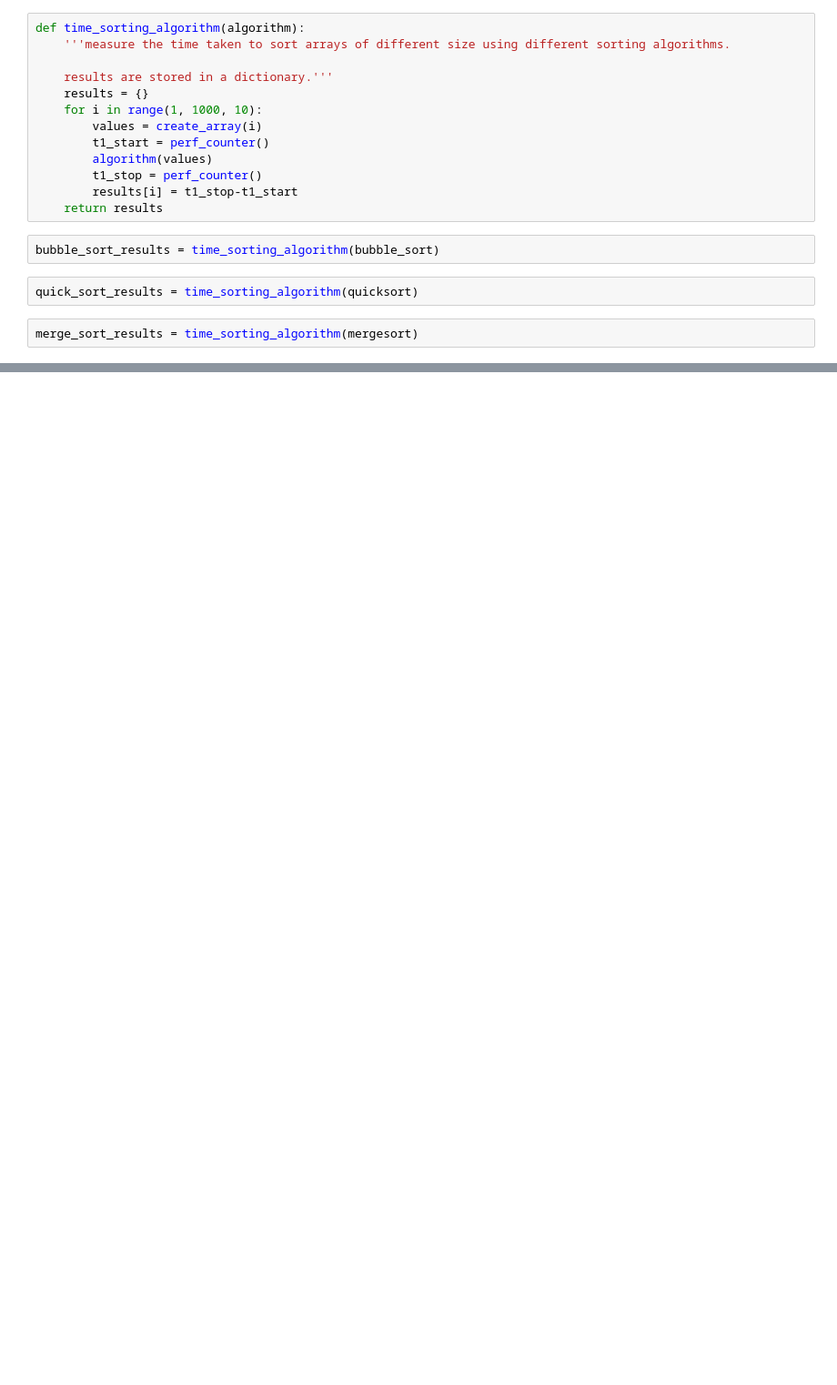
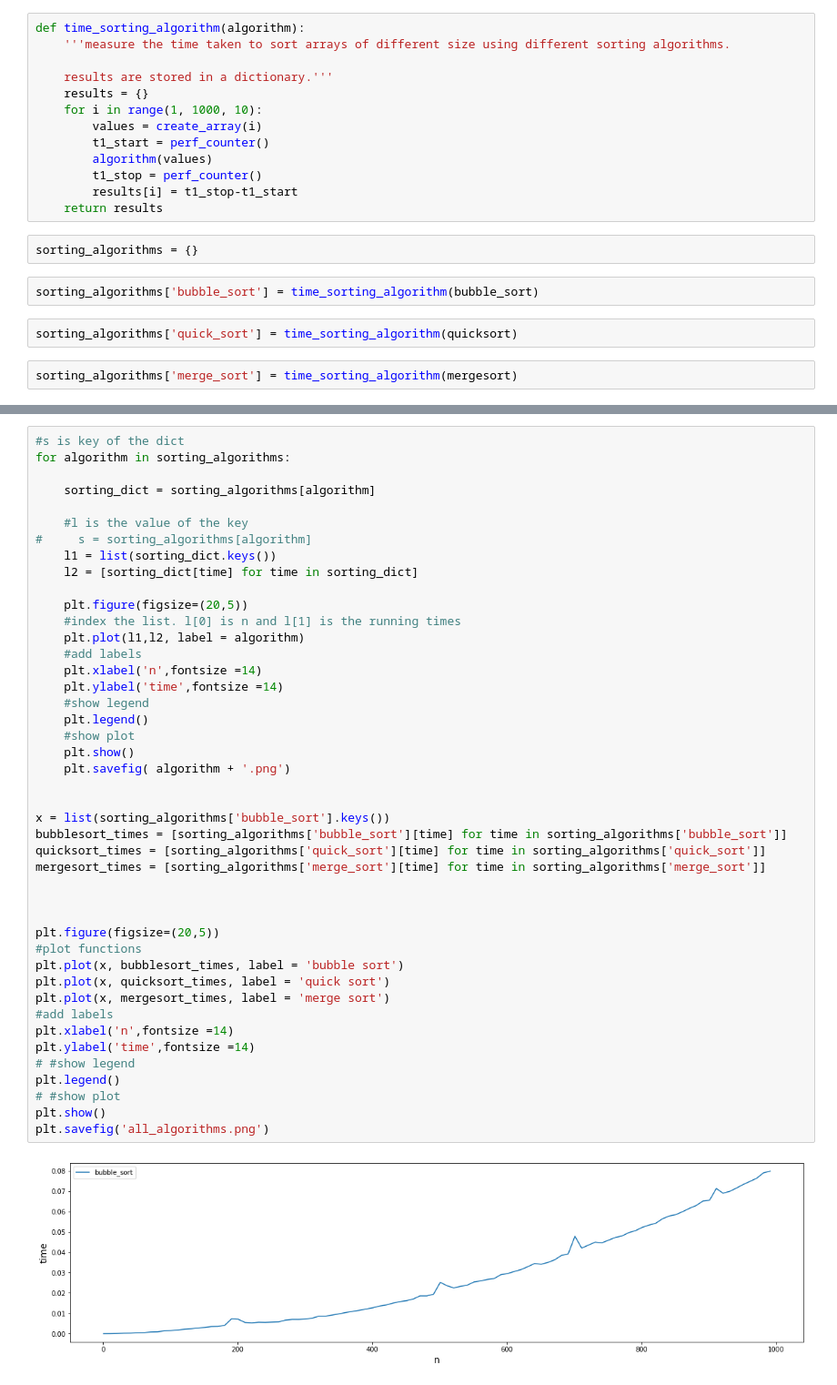
Before and after one commit to hbarrett100/Comp20230, a Jupyter notebook: Assignment3.ipynb, the cells around one changed output, grey strips where cells are left out. Shown at 91% size. Drawn from its saved outputs; the diff is of its cells as text; blank space fills up the shorter version.

Commit message:
plot sorting algorithms, add dijkstra's algorithm

```diff
--- a/Assignment3.ipynb
+++ b/Assignment3.ipynb
@@ -164,9 +167,11 @@ def time_sorting_algorithm(algorithm):
         t1_stop = perf_counter()
         results[i] = t1_stop-t1_start
     return results
+# %%
+sorting_algorithms = {}
 # %%
-bubble_sort_results = time_sorting_algorithm(bubble_sort)
+sorting_algorithms['bubble_sort'] = time_sorting_algorithm(bubble_sort)
 # %%
-quick_sort_results = time_sorting_algorithm(quicksort)
+sorting_algorithms['quick_sort'] = time_sorting_algorithm(quicksort)
 # %%
-merge_sort_results = time_sorting_algorithm(mergesort)
+sorting_algorithms['merge_sort'] = time_sorting_algorithm(mergesort)
@@ -172,0 +180,46 @@ merge_sort_results = time_sorting_algorithm(mergesort)
+# %%
+#s is key of the dict
+for algorithm in sorting_algorithms:
+
+    sorting_dict = sorting_algorithms[algorithm]
+
+    #l is the value of the key
+#     s = sorting_algorithms[algorithm]
+    l1 = list(sorting_dict.keys())
+    l2 = [sorting_dict[time] for time in sorting_dict]
+
+    plt.figure(figsize=(20,5))
+    #index the list. l[0] is n and l[1] is the running times
+    plt.plot(l1,l2, label = algorithm)
+    #add labels
+    plt.xlabel('n',fontsize =14)
+    plt.ylabel('time',fontsize =14)
+    #show legend
+    plt.legend()
+    #show plot
+    plt.show()
+    plt.savefig( algorithm + '.png')
+
+
+x = list(sorting_algorithms['bubble_sort'].keys())
+bubblesort_times = [sorting_algorithms['bubble_sort'][time] for time in sorting_algorithms['bubble_sort']]
+quicksort_times = [sorting_algorithms['quick_sort'][time] for time in sorting_algorithms['quick_sort']]
+mergesort_times = [sorting_algorithms['merge_sort'][time] for time in sorting_algorithms['merge_sort']]
+
+
+
+plt.figure(figsize=(20,5))
+#plot functions
+plt.plot(x, bubblesort_times, label = 'bubble sort')
+plt.plot(x, quicksort_times, label = 'quick sort')
+plt.plot(x, mergesort_times, label = 'merge sort')
+#add labels
+plt.xlabel('n',fontsize =14)
+plt.ylabel('time',fontsize =14)
+# #show legend
+plt.legend()
+# #show plot
+plt.show()
+plt.savefig('all_algorithms.png')
+# %% [output]
+[figure, added]
```
Also changed, not shown: parts of 20 cells of this notebook.
